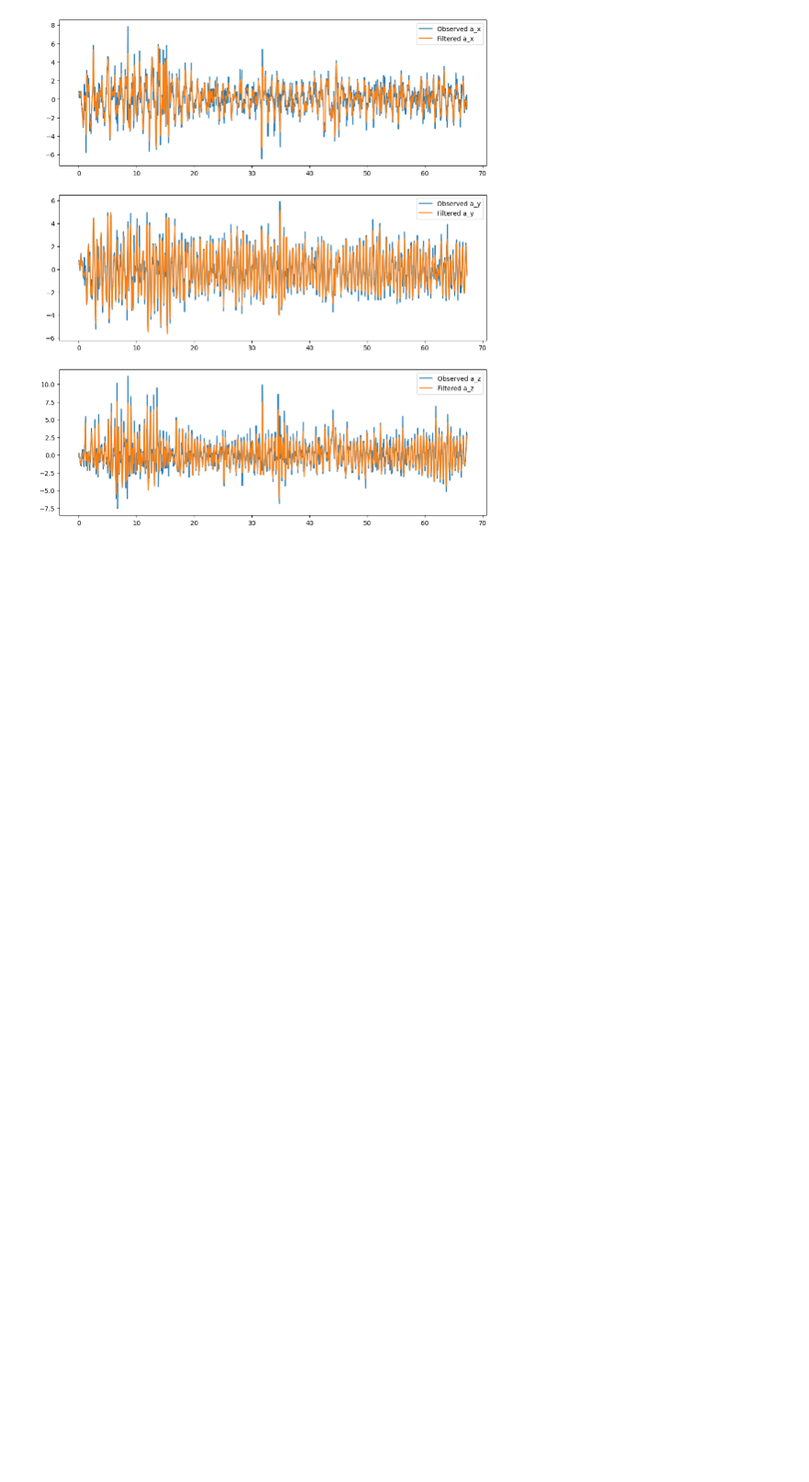
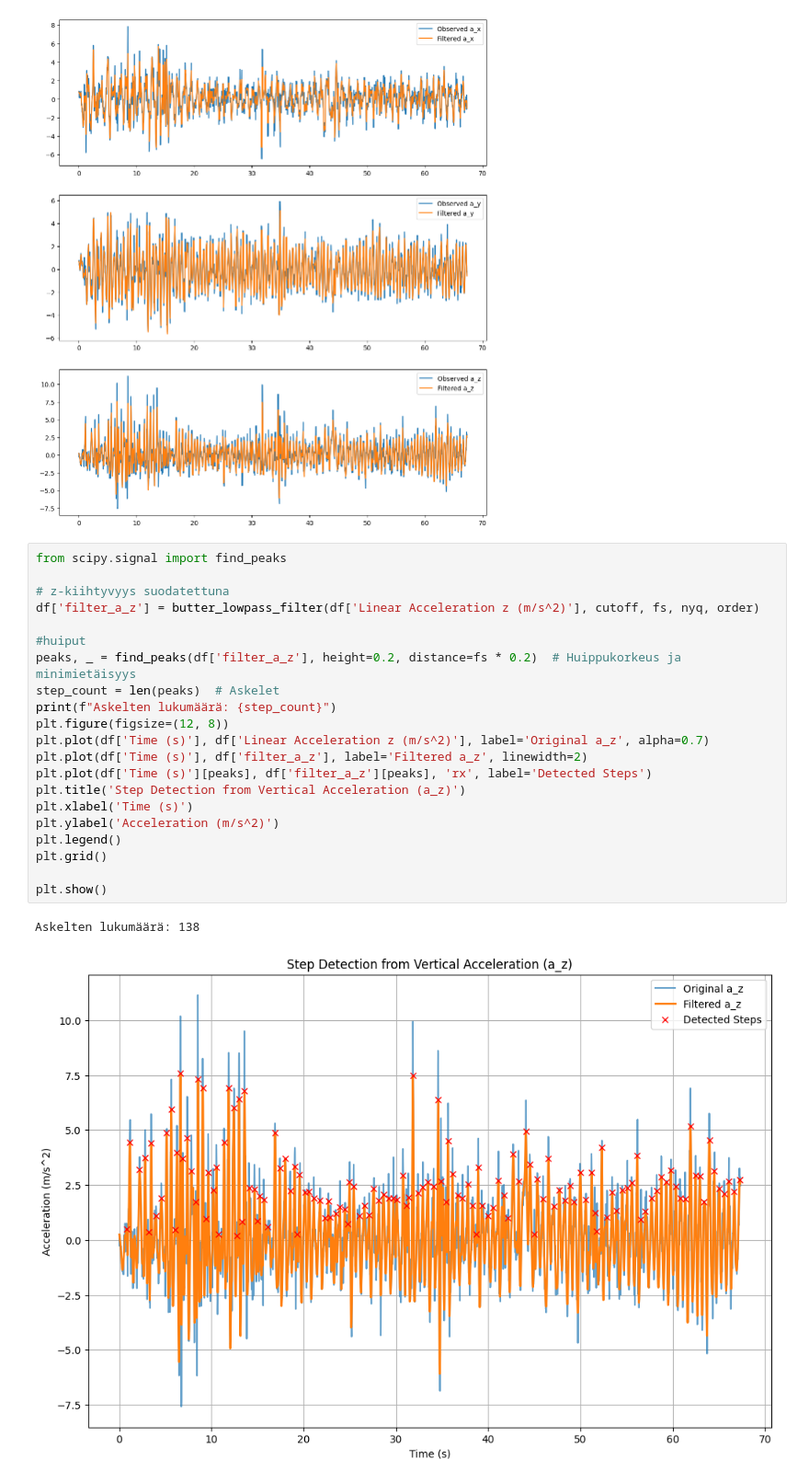
Before and after one commit to lohielisabeth/Matematiikka-ja-fysiikka-ohjelmoinnissa, a Jupyter notebook: Fysiikan vkot 2/vko2.ipynb, the cells around one changed output. Shown at 92% size. Drawn from its saved outputs; the diff is of its cells as text; blank space fills up the shorter version.

```diff
--- a/Fysiikan vkot 2/vko2.ipynb
+++ b/Fysiikan vkot 2/vko2.ipynb
@@ -60,3 +64,27 @@ plt.legend(['Observed a_z' , 'Filtered a_z'])
 # %% [output]
 <matplotlib.legend.Legend at 0x...>
 [figure]
+# %%
+from scipy.signal import find_peaks
+
+# z-kiihtyvyys suodatettuna
+df['filter_a_z'] = butter_lowpass_filter(df['Linear Acceleration z (m/s^2)'], cutoff, fs, nyq, order)
+
+#huiput
+peaks, _ = find_peaks(df['filter_a_z'], height=0.2, distance=fs * 0.2)  # Huippukorkeus ja minimietäisyys
+step_count = len(peaks)  # Askelet
+print(f"Askelten lukumäärä: {step_count}")
+plt.figure(figsize=(12, 8))
+plt.plot(df['Time (s)'], df['Linear Acceleration z (m/s^2)'], label='Original a_z', alpha=0.7)
+plt.plot(df['Time (s)'], df['filter_a_z'], label='Filtered a_z', linewidth=2)
+plt.plot(df['Time (s)'][peaks], df['filter_a_z'][peaks], 'rx', label='Detected Steps')
+plt.title('Step Detection from Vertical Acceleration (a_z)')
+plt.xlabel('Time (s)')
+plt.ylabel('Acceleration (m/s^2)')
+plt.legend()
+plt.grid()
+
+plt.show()
+# %% [output]
+Askelten lukumäärä: 138
+[figure, added]
```
Also changed, not shown: parts of 1 cell of this notebook, 5 other files.
